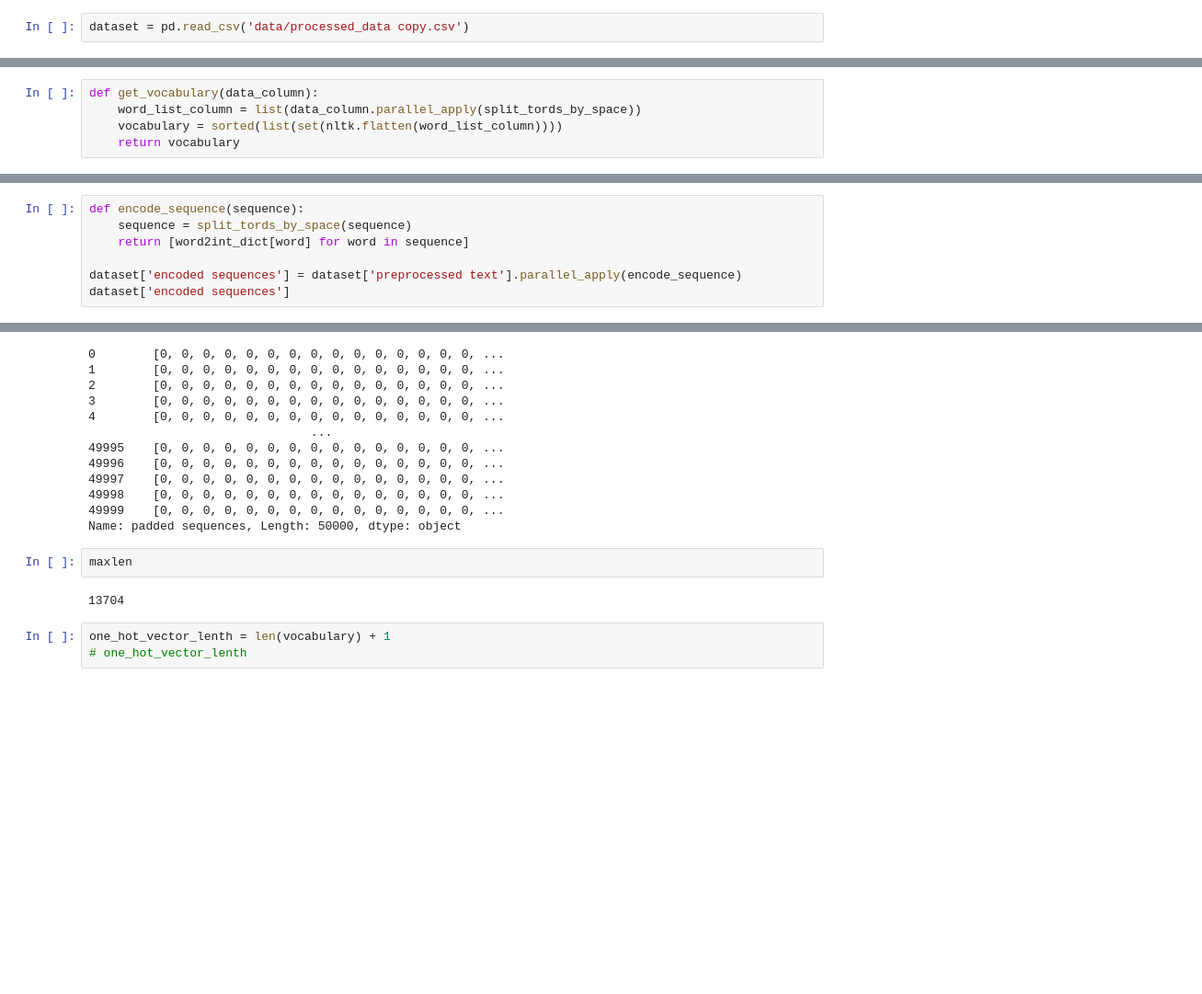
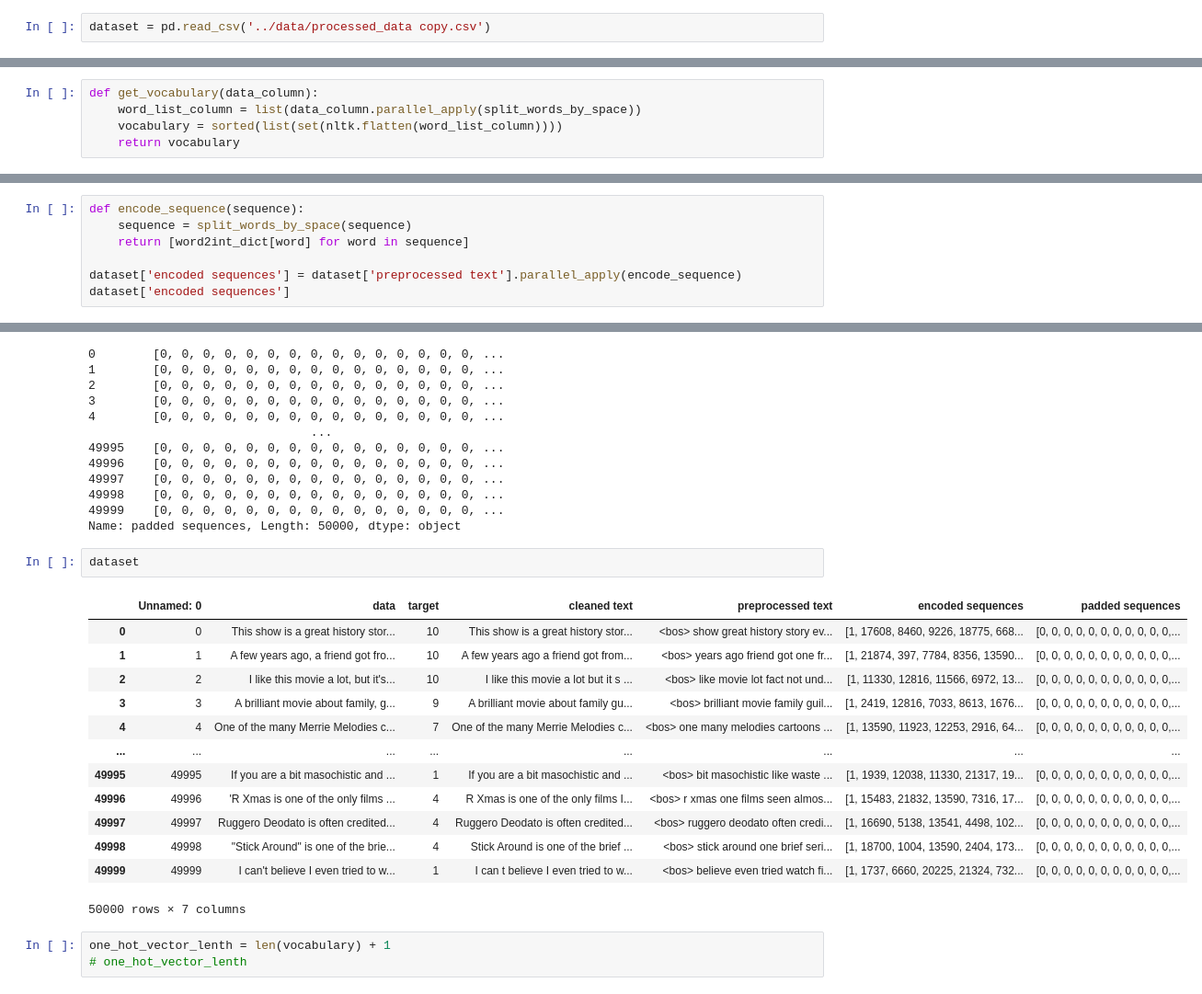
Before and after one commit to Argen7umCode/green_atom, a Jupyter notebook: notebooks/baseline.ipynb, the cells around one changed output, grey strips where cells are left out. Shown at 92% size. Saved outputs shown, nothing was run; the diff lists cells and outputs as text; blank space fills up the shorter version.

```diff
--- a/baseline.ipynb
+++ b/notebooks/baseline.ipynb
@@ -213,7 +249,7 @@ dataset
 # %%script false
 # dataset.to_csv('processed_data.csv')
 # %%
-dataset = pd.read_csv('data/processed_data copy.csv')
+dataset = pd.read_csv('../data/processed_data copy.csv')
 # %%
 print(dataset.head())
 # %% [output]
@@ -239,7 +275,7 @@ print(dataset.head())
 4  <bos> one many melodies cartoons entertained a...
 # %%
 def get_vocabulary(data_column):
-    word_list_column = list(data_column.parallel_apply(split_tords_by_space))
+    word_list_column = list(data_column.parallel_apply(split_words_by_space))
     vocabulary = sorted(list(set(nltk.flatten(word_list_column))))
     return vocabulary
 # %%
@@ -275,7 +311,7 @@ vocabulary
  ...]
 # %%
 def encode_sequence(sequence):
-    sequence = split_tords_by_space(sequence)
+    sequence = split_words_by_space(sequence)
     return [word2int_dict[word] for word in sequence]
 
 dataset['encoded sequences'] = dataset['preprocessed text'].parallel_apply(encode_sequence)
@@ -311,10 +347,22 @@ dataset['padded sequences']
 49998    [0, 0, 0, 0, 0, 0, 0, 0, 0, 0, 0, 0, 0, 0, 0, ...
 49999    [0, 0, 0, 0, 0, 0, 0, 0, 0, 0, 0, 0, 0, 0, 0, ...
 Name: padded sequences, Length: 50000, dtype: object
-# %%
-maxlen
-# %% [output]
-13704
+# %%
+dataset
+# %% [output]
+|  | Unnamed: 0 | data | target | cleaned text | preprocessed text | encoded sequences | padded sequences |
+| 0 | 0 | This show is a great history stor... | 10 | This show is a great history stor... | <bos> show great history story ev... | [1, 17608, 8460, 9226, 18775, 668... | [0, 0, 0, 0, 0, 0, 0, 0, 0, 0, 0,... |
+| 1 | 1 | A few years ago, a friend got fro... | 10 | A few years ago a friend got from... | <bos> years ago friend got one fr... | [1, 21874, 397, 7784, 8356, 13590... | [0, 0, 0, 0, 0, 0, 0, 0, 0, 0, 0,... |
+| 2 | 2 | I like this movie a lot, but it's... | 10 | I like this movie a lot but it s ... | <bos> like movie lot fact not und... | [1, 11330, 12816, 11566, 6972, 13... | [0, 0, 0, 0, 0, 0, 0, 0, 0, 0, 0,... |
+| 3 | 3 | A brilliant movie about family, g... | 9 | A brilliant movie about family gu... | <bos> brilliant movie family guil... | [1, 2419, 12816, 7033, 8613, 1676... | [0, 0, 0, 0, 0, 0, 0, 0, 0, 0, 0,... |
+| 4 | 4 | One of the many Merrie Melodies c... | 7 | One of the many Merrie Melodies c... | <bos> one many melodies cartoons ... | [1, 13590, 11923, 12253, 2916, 64... | [0, 0, 0, 0, 0, 0, 0, 0, 0, 0, 0,... |
+| ... | ... | ... | ... | ... | ... | ... | ... |
+| 49995 | 49995 | If you are a bit masochistic and ... | 1 | If you are a bit masochistic and ... | <bos> bit masochistic like waste ... | [1, 1939, 12038, 11330, 21317, 19... | [0, 0, 0, 0, 0, 0, 0, 0, 0, 0, 0,... |
+| 49996 | 49996 | 'R Xmas is one of the only films ... | 4 | R Xmas is one of the only films I... | <bos> r xmas one films seen almos... | [1, 15483, 21832, 13590, 7316, 17... | [0, 0, 0, 0, 0, 0, 0, 0, 0, 0, 0,... |
+| 49997 | 49997 | Ruggero Deodato is often credited... | 4 | Ruggero Deodato is often credited... | <bos> ruggero deodato often credi... | [1, 16690, 5138, 13541, 4498, 102... | [0, 0, 0, 0, 0, 0, 0, 0, 0, 0, 0,... |
+| 49998 | 49998 | "Stick Around" is one of the brie... | 4 | Stick Around is one of the brief ... | <bos> stick around one brief seri... | [1, 18700, 1004, 13590, 2404, 173... | [0, 0, 0, 0, 0, 0, 0, 0, 0, 0, 0,... |
+| 49999 | 49999 | I can't believe I even tried to w... | 1 | I can t believe I even tried to w... | <bos> believe even tried watch fi... | [1, 1737, 6660, 20225, 21324, 732... | [0, 0, 0, 0, 0, 0, 0, 0, 0, 0, 0,... |
+50000 rows × 7 columns
 # %%
 one_hot_vector_lenth = len(vocabulary) + 1
 # one_hot_vector_lenth
```
Also changed, not shown: parts of 13 cells of this notebook, 7 other files.
